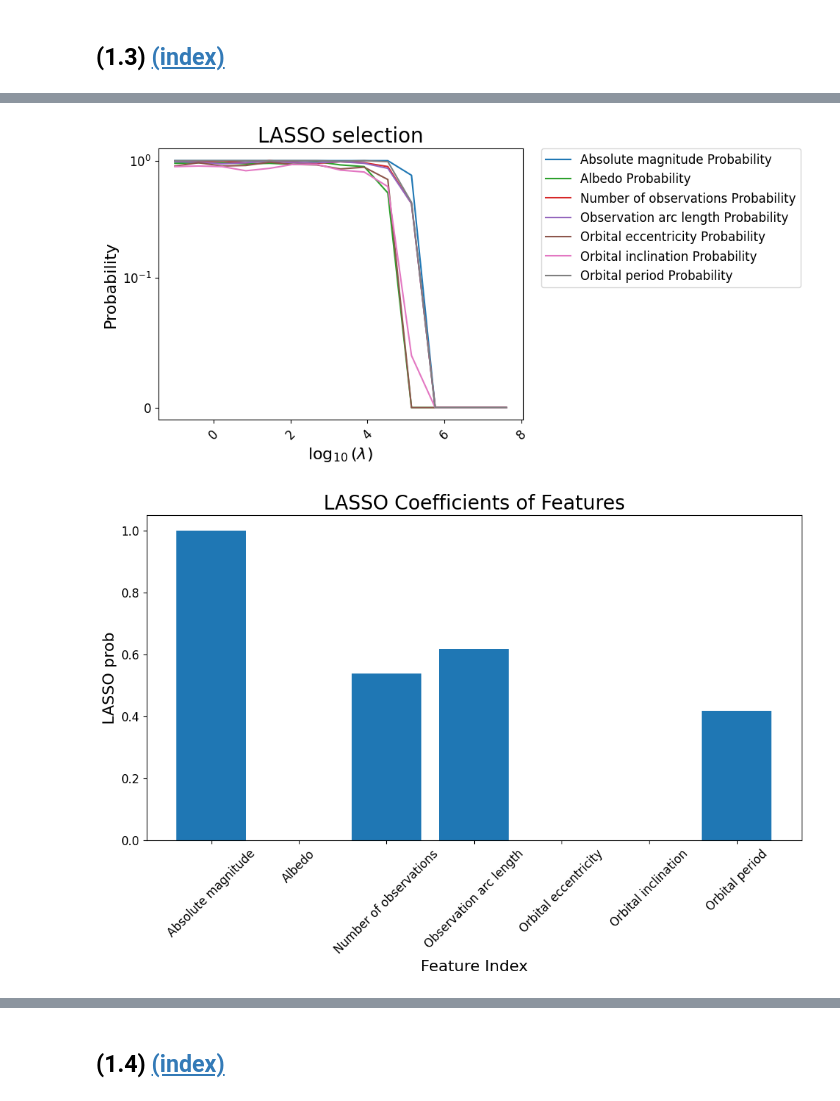
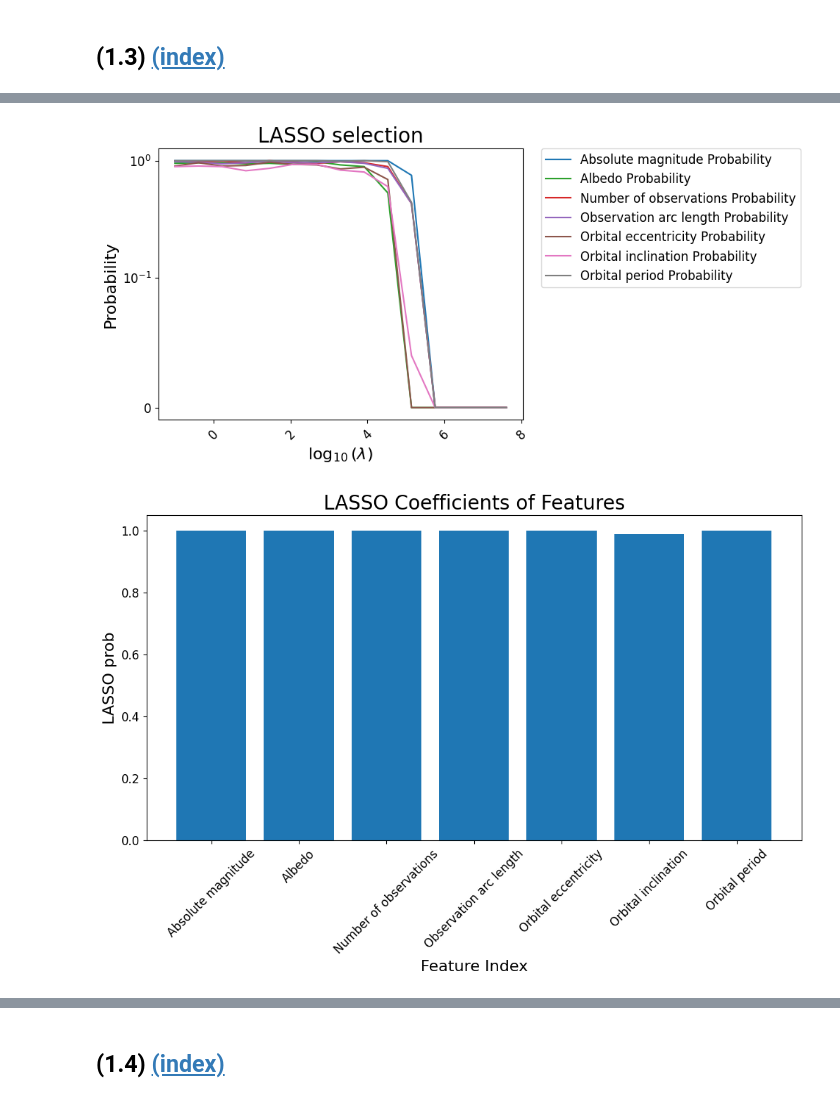
Before and after one commit to Shengyuan-Liu/MATH60026_MethodsForDataScience, a Jupyter notebook: cw1/02371367_Coursework1.ipynb, the cells around one changed output, grey strips where cells are left out. Cells and saved outputs as stored; diff of their text form; code cells hidden in the pictures.

```diff
--- a/cw1/02371367_Coursework1.ipynb
+++ b/cw1/02371367_Coursework1.ipynb
@@ -559,10 +558,10 @@ def plot_prob_bar(N_prime, lambd):
     plt.xticks(rotation=45)
     plt.show()
 # %%
-plot_prob_bar(50, S_lambd[10])
+plot_prob_bar(50, S_lambd[8])
 plot_prob_trajectory(50, S_lambd)
 
 N_train = X_train_std.shape[0]
-plot_prob_bar(N_train // 2, S_lambd[10])
+plot_prob_bar(N_train // 2, S_lambd[8])
 plot_prob_trajectory(N_train // 2, S_lambd)
 # %% [output]
@@ -570,5 +569,5 @@ plot_prob_trajectory(N_train // 2, S_lambd)
 [figure]
-[figure, old version]
+[figure, new version]
 [figure]
 # %% [markdown]
 <a name="task-14"></a>
```
Also changed, not shown: parts of 11 cells of this notebook.
